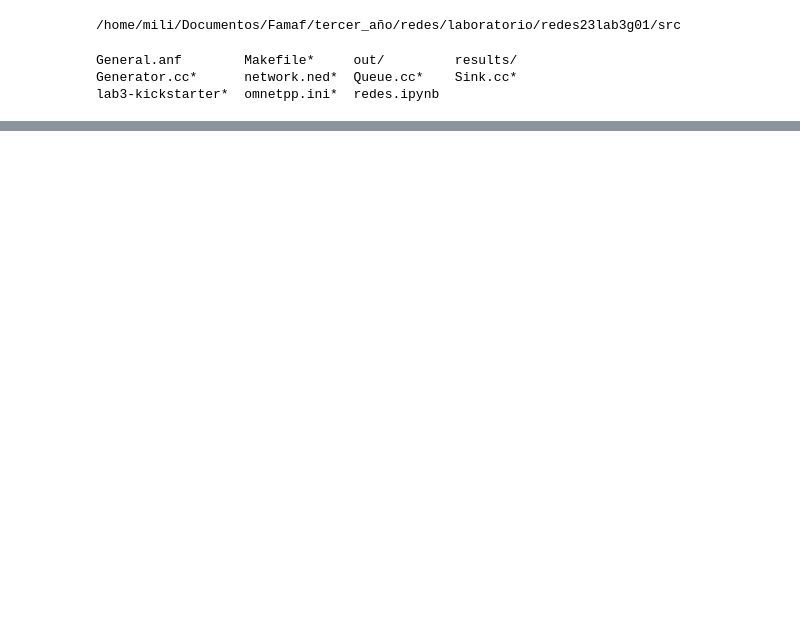
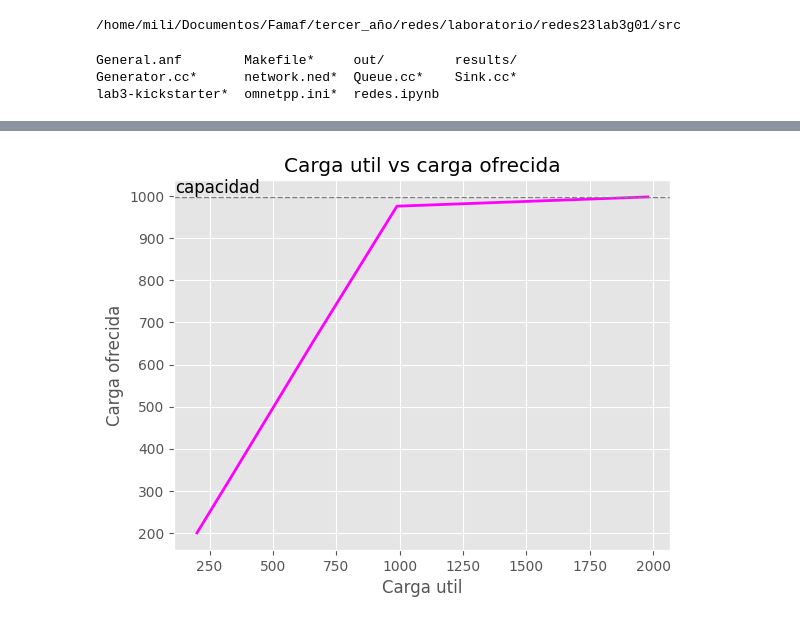
Before and after one commit to milicarabelos/Analisis-de-flujo-y-congestion-simulacion-discreta, a Jupyter notebook: src/redes.ipynb, the cells around one changed output, grey strips where cells are left out. Cells and saved outputs as stored; diff of their text form; code cells hidden in the pictures; blank space fills up the shorter version.

```diff
--- a/src/redes.ipynb
+++ b/src/redes.ipynb
@@ -98,0 +90,38 @@ plt.show
+# %%
+cargaRecibida =[998,976,655,324,200]
+packetGenList = []
+
+for file_name in ["0.1.csv", "0.2.csv", "0.3.csv", "0.6.csv", "1.csv"]:
+    file_name = 'results/exported_stads/1/' + file_name
+    fh = open(file_name)
+    data = pd.read_csv(file_name)
+    packetGen = data['vecvalue'].loc[[26]].tolist()
+    packetGen = list(map(float,packetGen[0].split()))
+    value = len(packetGen)
+    # append the value to the list
+    packetGenList.append(value)
+    fh.close() # close the file object when done
+# %%
+fig, ax = plt.subplots()
+plt.style.use("ggplot")
+
+# plot the data
+ax.plot(packetGenList, cargaRecibida, color='magenta', linewidth=2)
+
+# Find the maximum value of cargaRecibida
+max_carga_recibida = max(cargaRecibida)
+
+# Add a horizontal line at max_carga_recibida
+ax.axhline(y=max_carga_recibida, color='grey', linestyle='--',linewidth=1)
+
+# Add the text 'capacidad' at the location of the horizontal line
+ax.text(x=280, y=max_carga_recibida+0.1, s='capacidad', ha='center', va='bottom', fontsize=12)
+
+# set the plot title and labels
+plt.title('Carga util vs carga ofrecida')
+plt.xlabel("Carga util")
+plt.ylabel("Carga ofrecida")
+
+plt.show()
+# %% [output]
+[figure, added]
```
Also changed, not shown: parts of 5 cells of this notebook.
